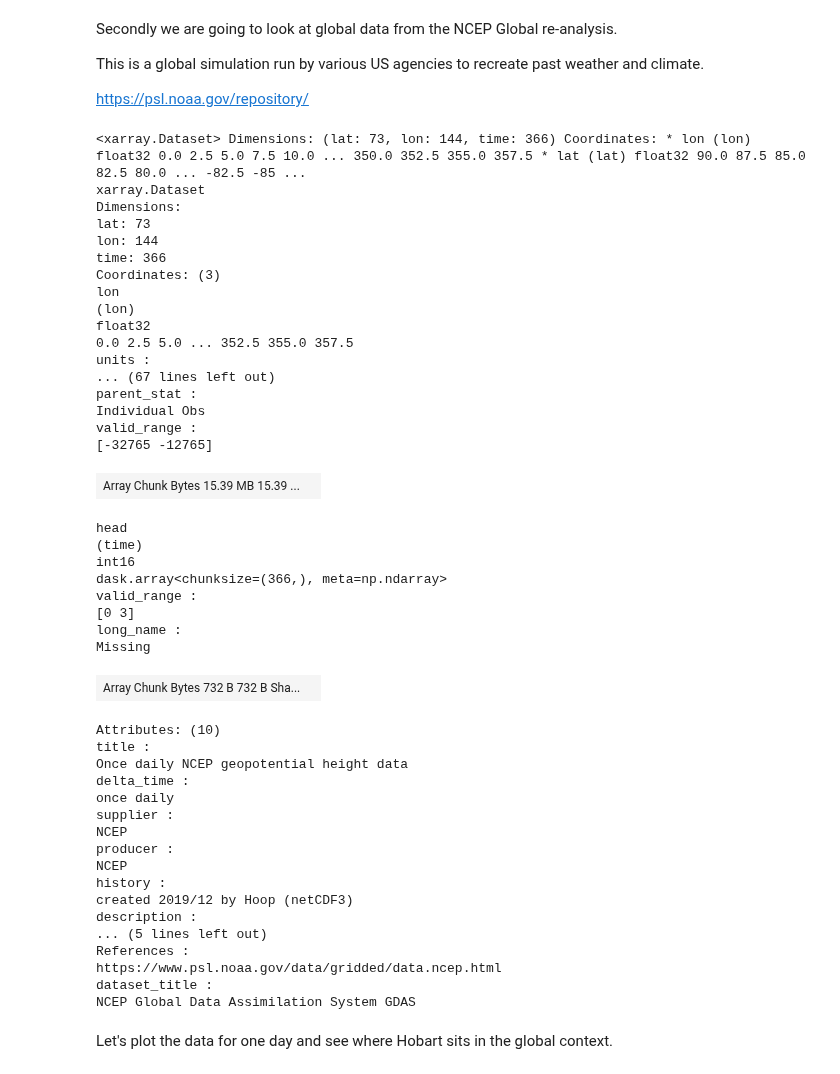
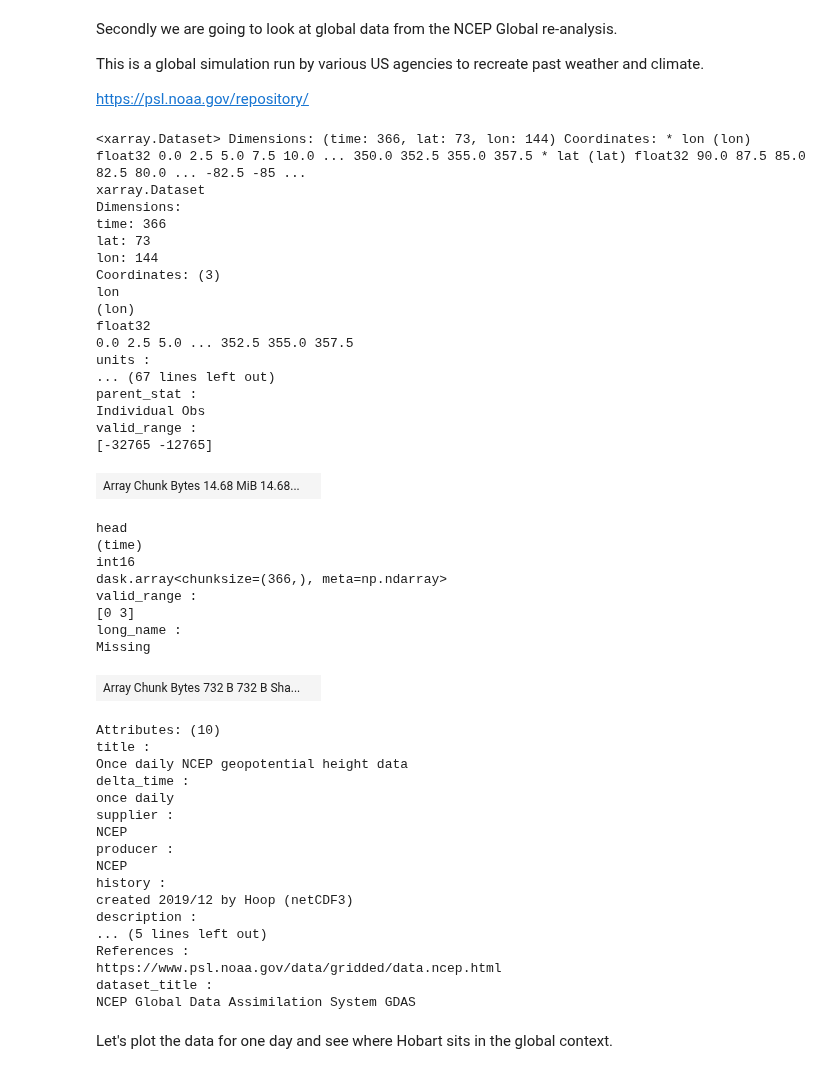
Before and after one commit to jbisits/MATH5271, a Jupyter notebook: Lab 5/MATH5271_Lab_5_Statistical_Forecasting.ipynb, the cells around one changed output. Cells and saved outputs as stored; diff of their text form; code cells hidden in the pictures.

```diff
--- a/Lab 5/MATH5271_Lab_5_Statistical_Forecasting.ipynb
+++ b/Lab 5/MATH5271_Lab_5_Statistical_Forecasting.ipynb
@@ -213,27 +215,27 @@ This is a global simulation run by various US agencies to recreate past weather
 
 https://psl.noaa.gov/repository/
 # %%
-ds = xr.open_mfdataset('./MATH5271/air.sfc.2020.nc')
+ds = xr.open_mfdataset('../Data/air.sfc.2020.nc')
 ds
 # %% [output]
-<xarray.Dataset> Dimensions: (lat: 73, lon: 144, time: 366) Coordinates: * lon (lon) float32 0.0 2.5 5.0 7.5 10.0 ... 350.0 352.5 355.0 357.5 * lat (lat) float32 90.0 87.5 85.0 82.5 80.0 ... -82.5 -85 ...
+<xarray.Dataset> Dimensions: (time: 366, lat: 73, lon: 144) Coordinates: * lon (lon) float32 0.0 2.5 5.0 7.5 10.0 ... 350.0 352.5 355.0 357.5 * lat (lat) float32 90.0 87.5 85.0 82.5 80.0 ... -82.5 -85 ...
 xarray.Dataset
 Dimensions:
+time: 366
 lat: 73
 lon: 144
-time: 366
 Coordinates: (3)
 lon
 (lon)
 float32
 0.0 2.5 5.0 ... 352.5 355.0 357.5
 units :
 ... (67 lines left out)
 parent_stat :
 Individual Obs
 valid_range :
 [-32765 -12765]
-| Array Chunk Bytes 15.39 MB 15.39 ... |  |
+| Array Chunk Bytes 14.68 MiB 14.68... |  |
 head
 (time)
 int16
```
Also changed, not shown: parts of 8 cells of this notebook.
